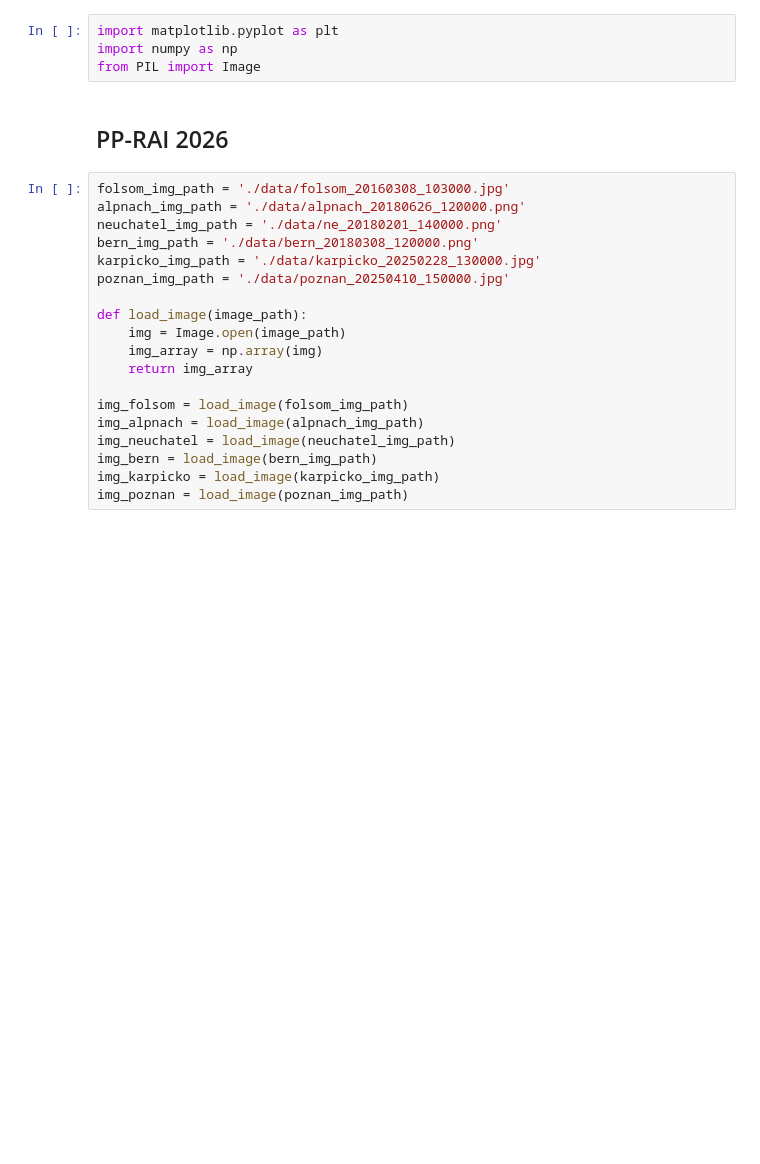
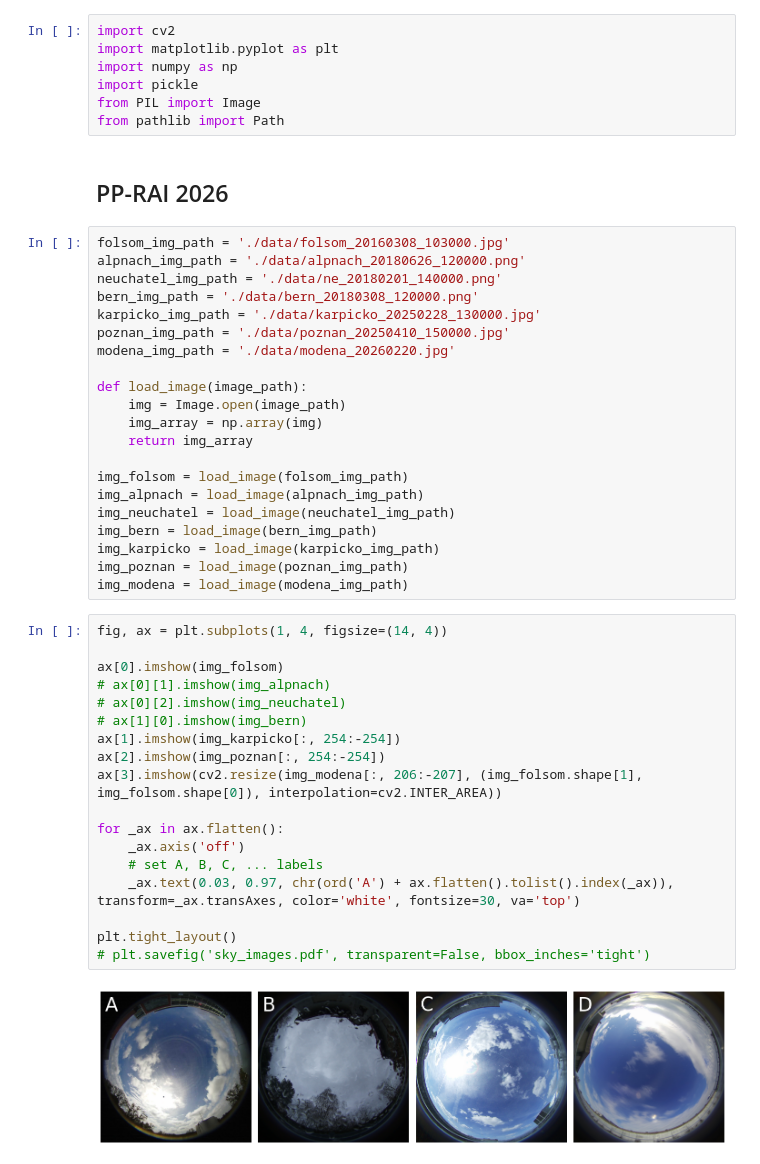
Before and after one commit to MatPiech/continual-solar-irradiance, a Jupyter notebook: notebooks/paper_visualization.ipynb, the cells around one changed output. Saved outputs shown, nothing was run; the diff lists cells and outputs as text; blank space fills up the shorter version.

Commit message:
Update notebook with visualization

```diff
--- a/notebooks/paper_visualization.ipynb
+++ b/notebooks/paper_visualization.ipynb
@@ -1,7 +1,10 @@
 # %%
+import cv2
 import matplotlib.pyplot as plt
 import numpy as np
+import pickle
 from PIL import Image
+from pathlib import Path
 # %% [markdown]
 ## PP-RAI 2026
 # %%
@@ -11,6 +14,7 @@ neuchatel_img_path = './data/ne_20180201_140000.png'
 bern_img_path = './data/bern_20180308_120000.png'
 karpicko_img_path = './data/karpicko_20250228_130000.jpg'
 poznan_img_path = './data/poznan_20250410_150000.jpg'
+modena_img_path = './data/modena_20260220.jpg'
 
 def load_image(image_path):
     img = Image.open(image_path)
@@ -23,6 +27,27 @@ img_neuchatel = load_image(neuchatel_img_path)
 img_bern = load_image(bern_img_path)
 img_karpicko = load_image(karpicko_img_path)
 img_poznan = load_image(poznan_img_path)
+img_modena = load_image(modena_img_path)
+# %%
+fig, ax = plt.subplots(1, 4, figsize=(14, 4))
+
+ax[0].imshow(img_folsom)
+# ax[0][1].imshow(img_alpnach)
+# ax[0][2].imshow(img_neuchatel)
+# ax[1][0].imshow(img_bern)
+ax[1].imshow(img_karpicko[:, 254:-254])
+ax[2].imshow(img_poznan[:, 254:-254])
+ax[3].imshow(cv2.resize(img_modena[:, 206:-207], (img_folsom.shape[1], img_folsom.shape[0]), interpolation=cv2.INTER_AREA))
+
+for _ax in ax.flatten():
+    _ax.axis('off')
+    # set A, B, C, ... labels
+    _ax.text(0.03, 0.97, chr(ord('A') + ax.flatten().tolist().index(_ax)), transform=_ax.transAxes, color='white', fontsize=30, va='top')
+
+plt.tight_layout()
+# plt.savefig('sky_images.pdf', transparent=False, bbox_inches='tight')
+# %% [output]
+[figure, added]
 # %%
 fig, ax = plt.subplots(2, 3, figsize=(12, 8))
 
```
Also changed, not shown: parts of 3 cells of this notebook.
